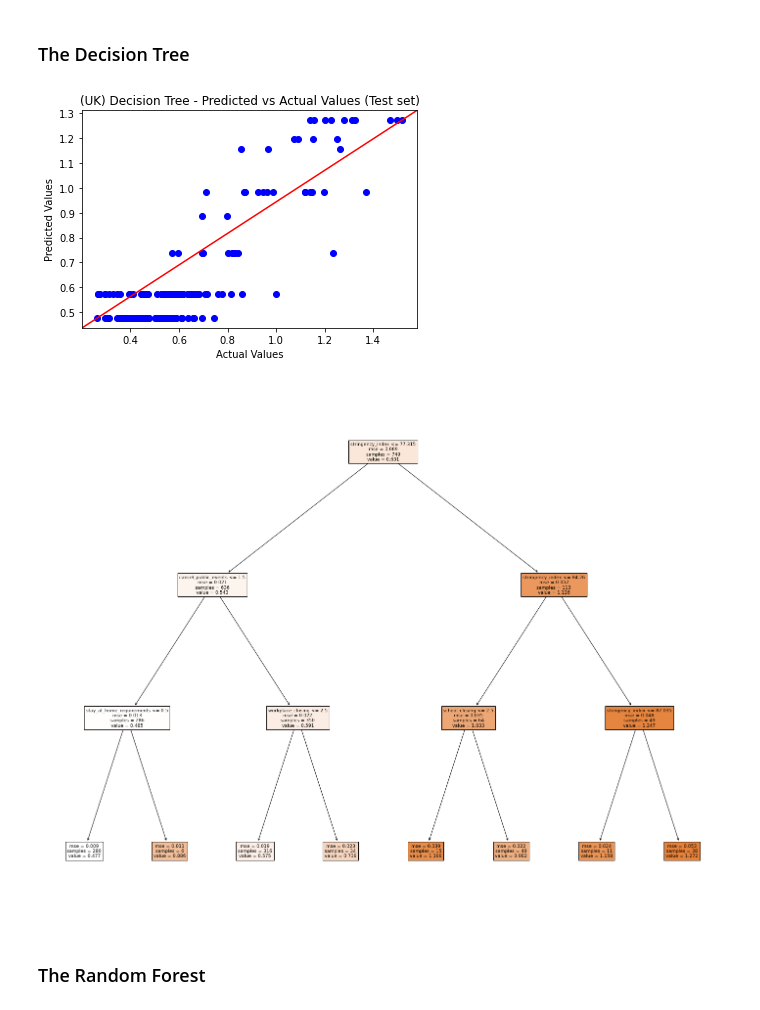
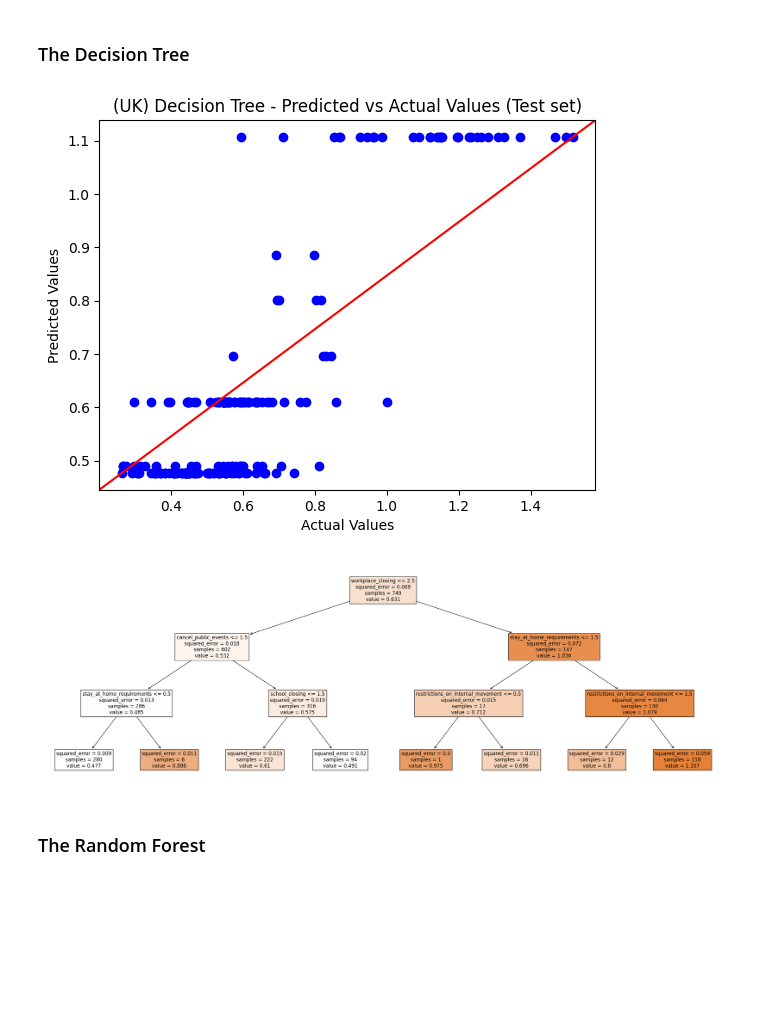
Before and after one commit to TristanKoh/p4ds-project, a Jupyter notebook: checkpoint_3/modelling-part3.ipynb, the cells around one changed output. Saved outputs shown, nothing was run; the diff lists cells and outputs as text; code cells hidden in the pictures; blank space fills up the shorter version.

Commit message:
remove stringency index from dependent variable

```diff
--- a/checkpoint_3/modelling-part3.ipynb
+++ b/checkpoint_3/modelling-part3.ipynb
@@ -204,9 +204,9 @@ df_gvt_resp_gb = df_gvt_resp.loc[df_gvt_resp['location_key'] == "GB"]
 df_gvt_resp_id = df_gvt_resp.loc[df_gvt_resp['location_key'] == "ID"]
 df_gvt_resp_sg = df_gvt_resp.loc[df_gvt_resp['location_key'] == "SG"]
 # %%
-df_part3_gb = df_part3_gb[['date', 'location_key', 'independent']].merge(df_gvt_resp_gb.drop('Unnamed: 0', axis = 1), how = 'inner', on = ['date', 'location_key'])
-df_part3_id = df_part3_id[['date', 'location_key', 'independent']].merge(df_gvt_resp_id.drop('Unnamed: 0', axis = 1), how = 'inner', on = ['date', 'location_key'])
-df_part3_sg = df_part3_sg[['date', 'location_key', 'independent']].merge(df_gvt_resp_sg.drop('Unnamed: 0', axis = 1), how = 'inner', on = ['date', 'location_key'])
+df_part3_gb = df_part3_gb[['date', 'location_key', 'independent']].merge(df_gvt_resp_gb.drop(['Unnamed: 0', 'stringency_index'], axis = 1), how = 'inner', on = ['date', 'location_key'])
+df_part3_id = df_part3_id[['date', 'location_key', 'independent']].merge(df_gvt_resp_id.drop(['Unnamed: 0', 'stringency_index'], axis = 1), how = 'inner', on = ['date', 'location_key'])
+df_part3_sg = df_part3_sg[['date', 'location_key', 'independent']].merge(df_gvt_resp_sg.drop(['Unnamed: 0', 'stringency_index'], axis = 1), how = 'inner', on = ['date', 'location_key'])
 
 
 df_part3_gb.head()
@@ -391,14 +390,14 @@ plt.ylabel('Predicted Values')
 ax.plot([0,1],[0,1], transform=ax.transAxes, color = 'red')
 plt.show()
 # %% [output]
-[figure, old version]
+[figure, new version]
 # %%
 model = trained_models_gb["model"][1]
 
-fig = plt.figure(figsize=(25,20))
-_ = tree.plot_tree(model, feature_names=feature_names, filled=True)
+fig = plt.figure(figsize=(30, 10))
+_ = tree.plot_tree(model, feature_names=feature_names, filled=True, fontsize = 12)
 # %% [output]
-[figure, old version]
+[figure, new version]
 # %% [markdown]
 ### The Random Forest
 # %%
```
Also changed, not shown: parts of 56 cells of this notebook.
